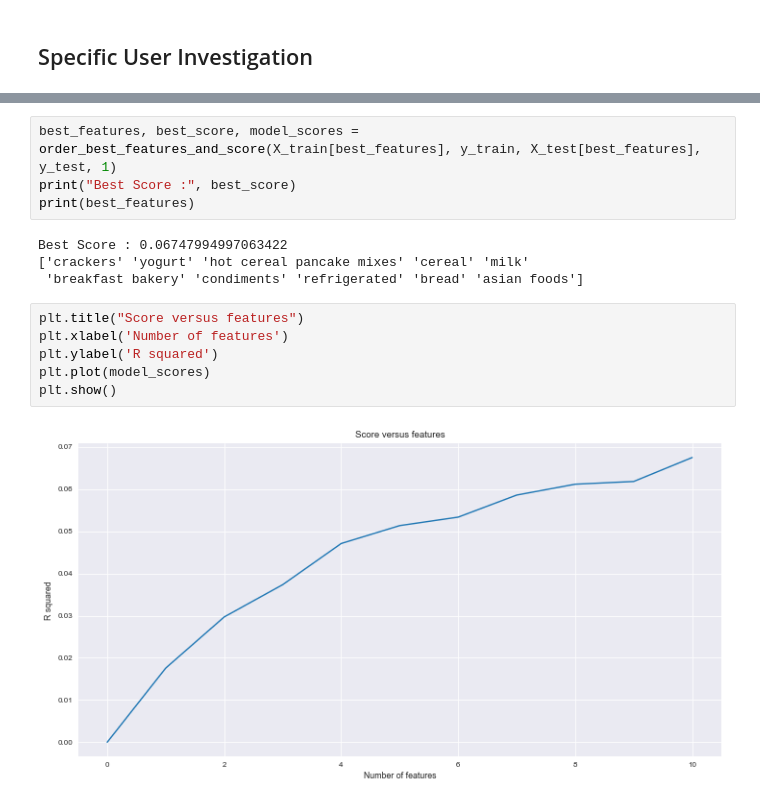
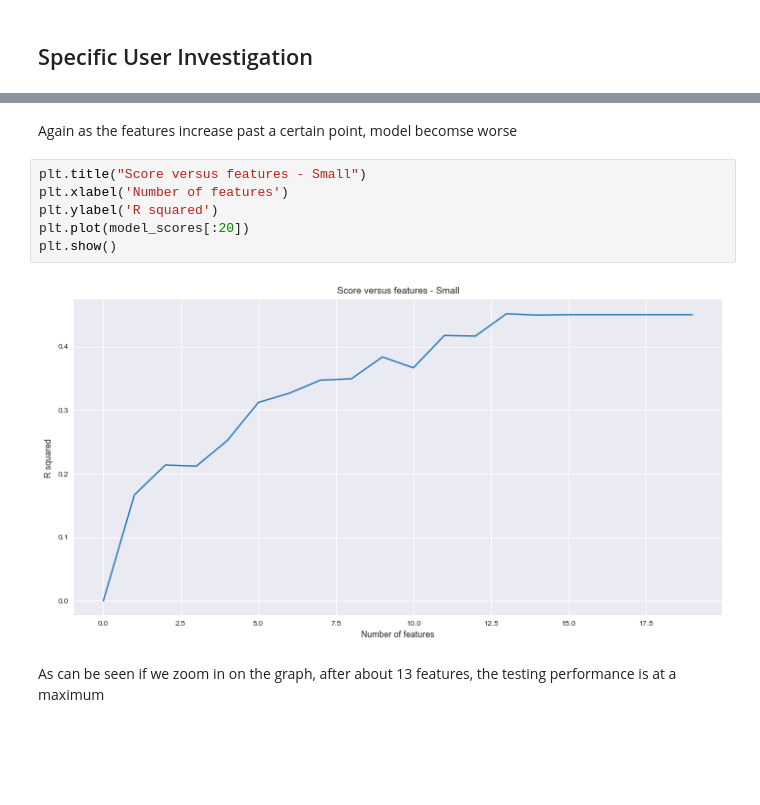
Before and after one commit to 1carew1/instacart_investigation, a Jupyter notebook: Assignment_2_Regression.ipynb, the cells around one changed output, grey strips where cells are left out. Drawn from its saved outputs; the diff is of its cells as text; blank space fills up the shorter version.

```diff
--- a/Assignment_2_Regression.ipynb
+++ b/Assignment_2_Regression.ipynb
@@ -633,16 +730,12 @@ plt.show()
-# %%
-best_features, best_score, model_scores = order_best_features_and_score(X_train[best_features], y_train, X_test[best_features], y_test, 1)
-print("Best Score :", best_score)
-print(best_features)
-# %% [output]
-Best Score : 0.06747994997063422
-['crackers' 'yogurt' 'hot cereal pancake mixes' 'cereal' 'milk'
- 'breakfast bakery' 'condiments' 'refrigerated' 'bread' 'asian foods']
+# %% [markdown]
+Again as the features increase past a certain point, model becomse worse
 # %%
-plt.title("Score versus features")
+plt.title("Score versus features - Small")
 plt.xlabel('Number of features')
 plt.ylabel('R squared')
-plt.plot(model_scores)
+plt.plot(model_scores[:20])
 plt.show()
 # %% [output]
-[figure, old version]
+[figure, new version]
+# %% [markdown]
+As can be seen if we zoom in on the graph, after about 13 features, the testing performance is at a maximum
```
Also changed, not shown: parts of 55 cells of this notebook.
